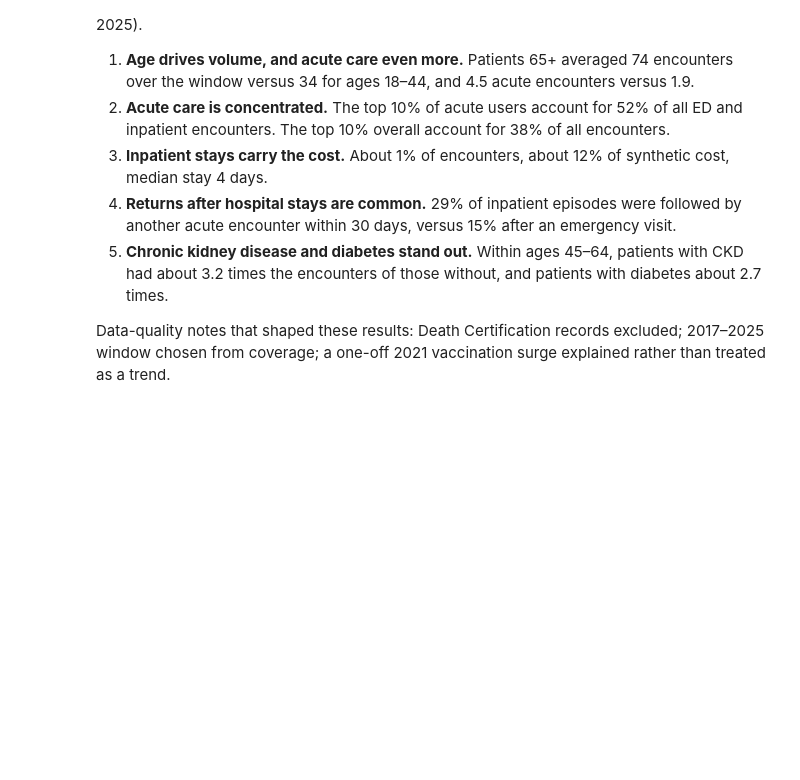
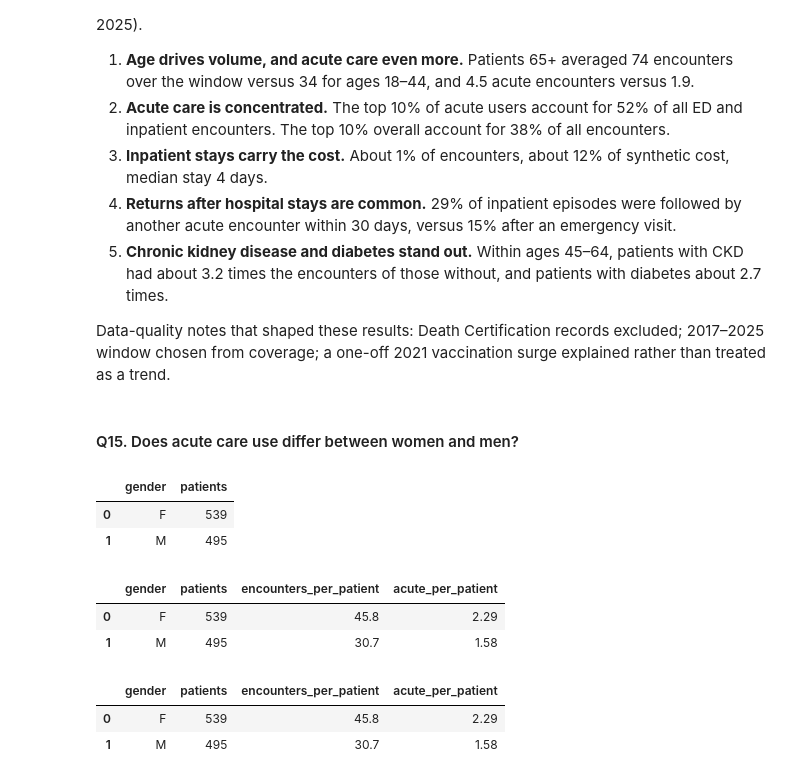
Before and after one commit to alinaasif18/patient-utilization-analysis, a Jupyter notebook: patient_utilization_analysis.ipynb, the cells around one changed output. Saved outputs shown, nothing was run; the diff lists cells and outputs as text; code cells hidden in the pictures; blank space fills up the shorter version.

```diff
--- a/patient_utilization_analysis.ipynb
+++ b/patient_utilization_analysis.ipynb
@@ -1284,5 +1284,61 @@ All figures describe the synthetic Synthea cohort (1,034 patients, 39,902 encoun
 5. **Chronic kidney disease and diabetes stand out.** Within ages 45–64, patients with CKD had about 3.2 times the encounters of those without, and patients with diabetes about 2.7 times.
 
 Data-quality notes that shaped these results: Death Certification records excluded; 2017–2025 window chosen from coverage; a one-off 2021 vaccination surge explained rather than treated as a trend.
+# %% [markdown]
+#### Q15. Does acute care use differ between women and men?
 # %%
-con.close()
+con = sqlite3.connect(DB)   # reopen the database in case it was closed
+
+q("""
+    SELECT gender, COUNT(*) AS patients
+    FROM v_cohort
+    GROUP BY gender
+""")
+# %% [output]
+|  | gender | patients |
+| 0 | F | 539 |
+| 1 | M | 495 |
+# %%
+by_gender = q("""
+    WITH per_patient AS (
+        SELECT c.patient_id, c.gender, c.age_band,
+               COUNT(e.encounter_id)        AS encounters,
+               COALESCE(SUM(e.is_acute), 0) AS acute
+        FROM v_cohort c
+        LEFT JOIN v_encounters e ON e.patient_id = c.patient_id
+        GROUP BY c.patient_id, c.gender, c.age_band
+    )
+    SELECT gender,
+           COUNT(*)                  AS patients,
+           ROUND(AVG(encounters), 1) AS encounters_per_patient,
+           ROUND(AVG(acute), 2)      AS acute_per_patient
+    FROM per_patient
+    GROUP BY gender
+""")
+by_gender
+# %% [output]
+|  | gender | patients | encounters_per_patient | acute_per_patient |
+| 0 | F | 539 | 45.8 | 2.29 |
+| 1 | M | 495 | 30.7 | 1.58 |
+# %%
+by_gender = q("""
+    WITH per_patient AS (
+        SELECT c.patient_id, c.gender, c.age_band,
+               COUNT(e.encounter_id)        AS encounters,
+               COALESCE(SUM(e.is_acute), 0) AS acute
+        FROM v_cohort c
+        LEFT JOIN v_encounters e ON e.patient_id = c.patient_id
+        GROUP BY c.patient_id, c.gender, c.age_band
+    )
+    SELECT gender,
+           COUNT(*)                  AS patients,
+           ROUND(AVG(encounters), 1) AS encounters_per_patient,
+           ROUND(AVG(acute), 2)      AS acute_per_patient
+    FROM per_patient
+    GROUP BY gender
+""")
+by_gender
+# %% [output]
+|  | gender | patients | encounters_per_patient | acute_per_patient |
+| 0 | F | 539 | 45.8 | 2.29 |
+| 1 | M | 495 | 30.7 | 1.58 |
```
Also changed, not shown: parts of 4 cells of this notebook, 6 other files.
